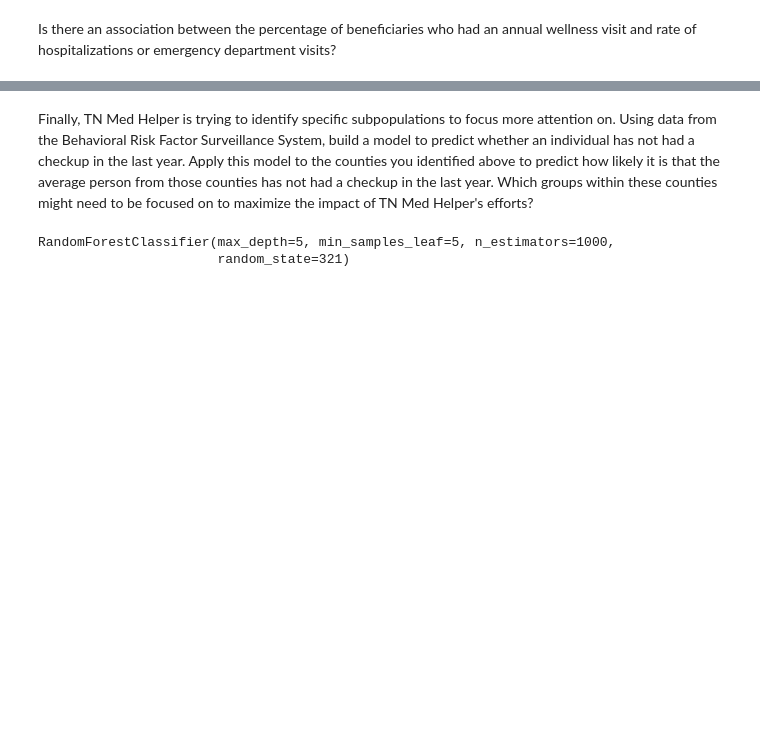
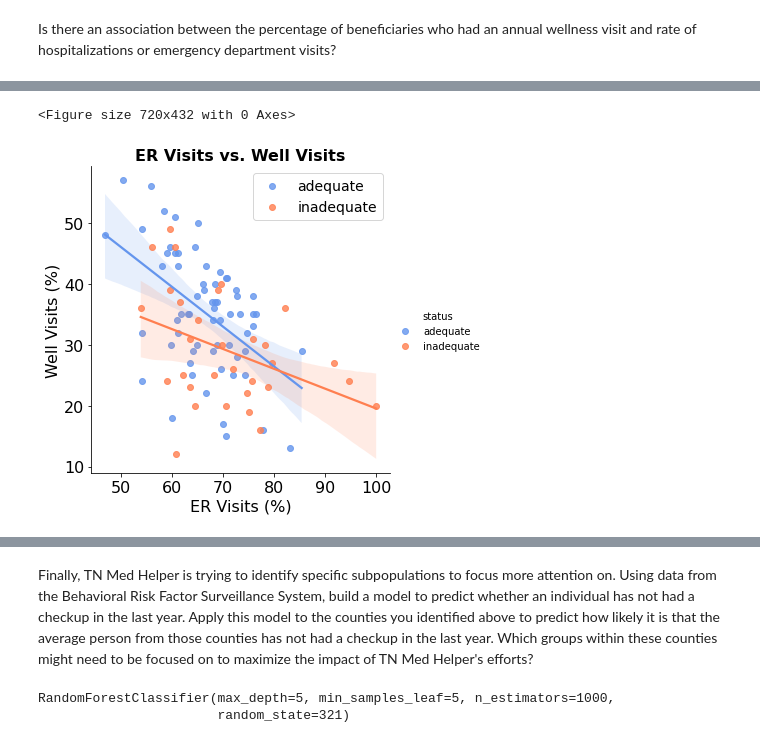
Before and after one commit to zachryje/data-science-essentials-4, a Jupyter notebook: notebooks/TN Med Helper.ipynb, the cells around one changed output, grey strips where cells are left out. Cells and saved outputs as stored; diff of their text form; code cells hidden in the pictures; blank space fills up the shorter version.

```diff
--- a/notebooks/TN Med Helper.ipynb
+++ b/notebooks/TN Med Helper.ipynb
@@ -240,0 +254,19 @@ AttributeError: module 'seaborn' has no attribute 'scatterplot'
+# %%
+plt.figure(figsize = (10,6))
+fontsize = 16
+
+sns.lmplot(x = 'ER_visits%', y = 'well_visits%', data = physicians,
+           hue = 'status',
+           palette = ['cornflowerblue', 'coral']);
+plt.xticks(fontsize = fontsize)
+plt.xlabel('ER Visits (%)', fontsize = fontsize)
+plt.yticks(fontsize = fontsize)
+plt.ylabel('Well Visits (%)', fontsize = fontsize)
+plt.title('ER Visits vs. Well Visits', fontsize = fontsize, fontweight = 'bold')
+plt.legend(fontsize = fontsize - 2)
+
+plt.annotate(text = 'Datsun 280ZX', xy = (132.5, 33), fontsize = 12,
+             xytext = (150, 35), arrowprops=dict(facecolor='black', shrink=0.1));
+# %% [output]
+<Figure size 720x432 with 0 Axes>
+[figure, added]
```
Also changed, not shown: parts of 8 cells of this notebook.
